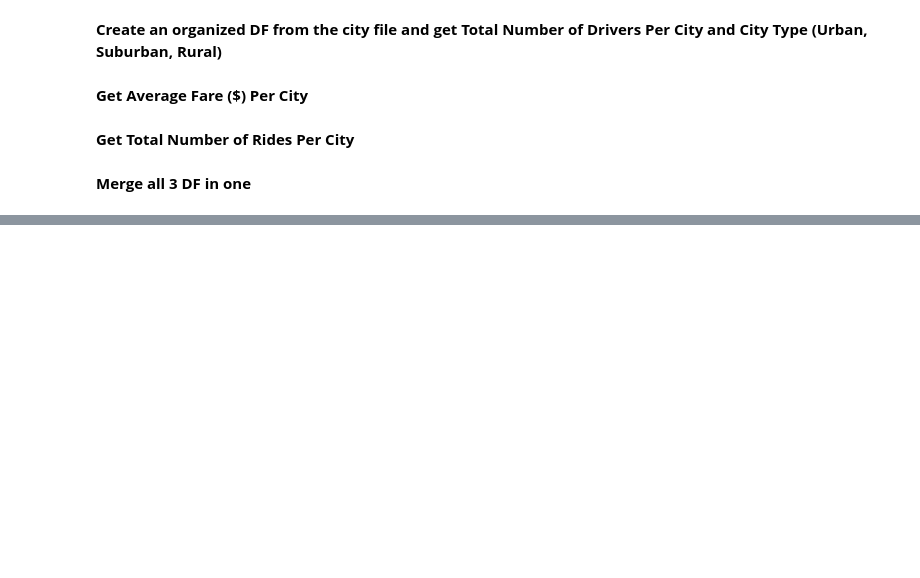
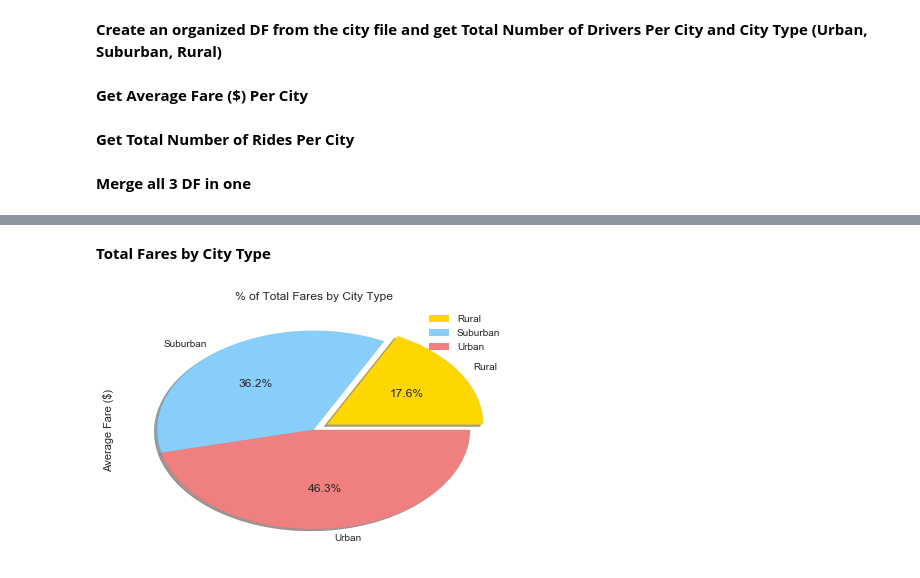
Before and after one commit to Gryazzz/Pyber_Ride_Sharing_Matplotlib, a Jupyter notebook: Pyber.ipynb, the cells around one changed output, grey strips where cells are left out. Saved outputs shown, nothing was run; the diff lists cells and outputs as text; code cells hidden in the pictures; blank space fills up the shorter version.

```diff
--- a/Pyber.ipynb
+++ b/Pyber.ipynb
@@ -85,0 +90,21 @@ plt.legend(scatterpoints=1, markerscale=2, loc=1, fontsize='large', labelspacing
+# %% [markdown]
+**Total Fares by City Type**
+# %%
+onemorecopy = allmerged.copy()
+forpies = onemorecopy.groupby('City Type')
+pie_df = forpies.sum()
+# Find values < 20% for Explode
+explode_f = []
+for item in pie_df['Average Fare ($)']:
+    if (item/(pie_df['Average Fare ($)']).sum()*100) < 20:
+        explode_f.append(0.1)
+    else:
+        explode_f.append(0.0)
+# Make a pie
+
+farebysity = pie_df.plot(kind='pie', y= 'Average Fare ($)', title=('% of Total Fares by City Type'),
+                          colors=['#FFD700', '#87cefa', '#f08080'], autopct="%1.1f%%", shadow=True, startangle=360,
+                          center=(0,0), explode = explode_f)
+plt.tight_layout()
+# %% [output]
+[figure, added]
```
Also changed, not shown: parts of 11 cells of this notebook.
